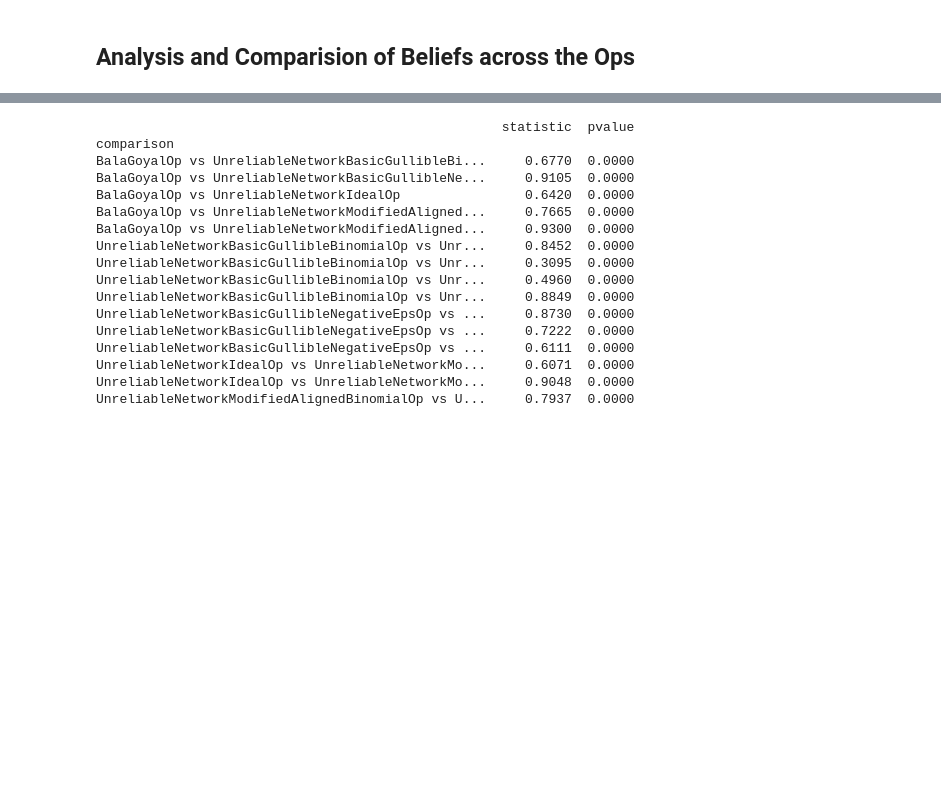
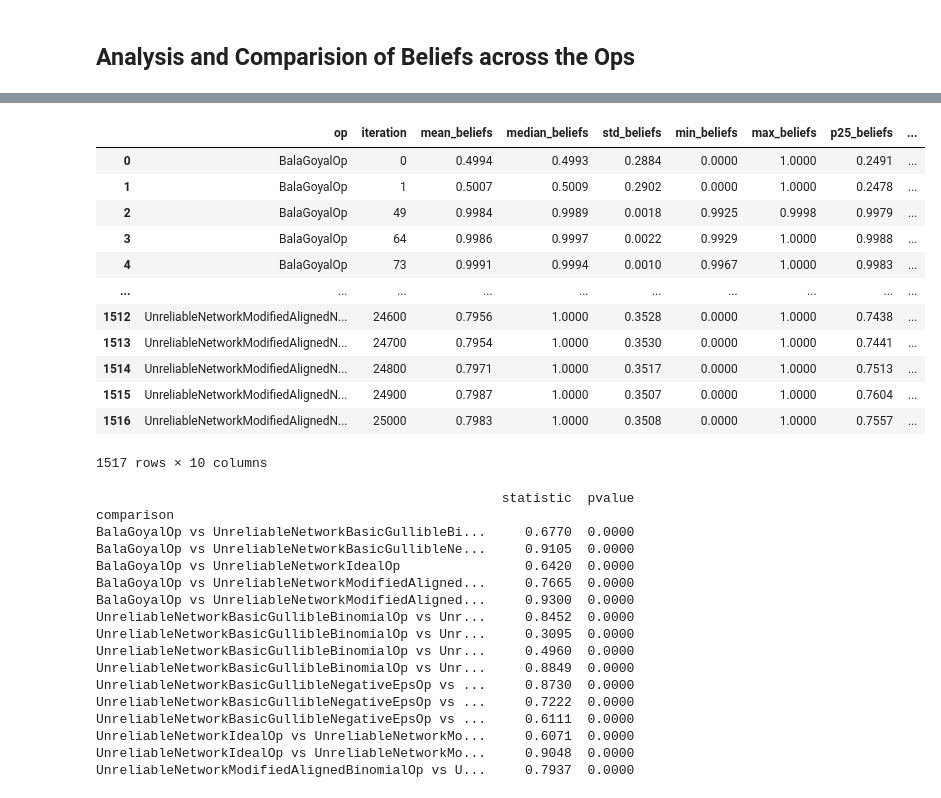
Before and after one commit to Prudhvivuda/polygraphs-analysis-scripts, a Jupyter notebook: beliefs_comparision.ipynb, the cells around one changed output, grey strips where cells are left out. Cells and saved outputs as stored; diff of their text form; code cells hidden in the pictures; blank space fills up the shorter version.

```diff
--- a/beliefs_comparision.ipynb
+++ b/beliefs_comparision.ipynb
@@ -53,3 +105,19 @@ aggregated_beliefs
+# %%
+aggregated_beliefs
+# %% [output]
+|  | op | iteration | mean_beliefs | median_beliefs | std_beliefs | min_beliefs | max_beliefs | p25_beliefs | ... |
+| 0 | BalaGoyalOp | 0 | 0.4994 | 0.4993 | 0.2884 | 0.0000 | 1.0000 | 0.2491 | ... |
+| 1 | BalaGoyalOp | 1 | 0.5007 | 0.5009 | 0.2902 | 0.0000 | 1.0000 | 0.2478 | ... |
+| 2 | BalaGoyalOp | 49 | 0.9984 | 0.9989 | 0.0018 | 0.9925 | 0.9998 | 0.9979 | ... |
+| 3 | BalaGoyalOp | 64 | 0.9986 | 0.9997 | 0.0022 | 0.9929 | 1.0000 | 0.9988 | ... |
+| 4 | BalaGoyalOp | 73 | 0.9991 | 0.9994 | 0.0010 | 0.9967 | 1.0000 | 0.9983 | ... |
+| ... | ... | ... | ... | ... | ... | ... | ... | ... | ... |
+| 1512 | UnreliableNetworkModifiedAlignedN... | 24600 | 0.7956 | 1.0000 | 0.3528 | 0.0000 | 1.0000 | 0.7438 | ... |
+| 1513 | UnreliableNetworkModifiedAlignedN... | 24700 | 0.7954 | 1.0000 | 0.3530 | 0.0000 | 1.0000 | 0.7441 | ... |
+| 1514 | UnreliableNetworkModifiedAlignedN... | 24800 | 0.7971 | 1.0000 | 0.3517 | 0.0000 | 1.0000 | 0.7513 | ... |
+| 1515 | UnreliableNetworkModifiedAlignedN... | 24900 | 0.7987 | 1.0000 | 0.3507 | 0.0000 | 1.0000 | 0.7604 | ... |
+| 1516 | UnreliableNetworkModifiedAlignedN... | 25000 | 0.7983 | 1.0000 | 0.3508 | 0.0000 | 1.0000 | 0.7557 | ... |
+1517 rows × 10 columns
 # %%
 ops = aggregated_beliefs["op"].unique()
 results = pd.DataFrame()
```
Also changed, not shown: parts of 6 cells of this notebook.
